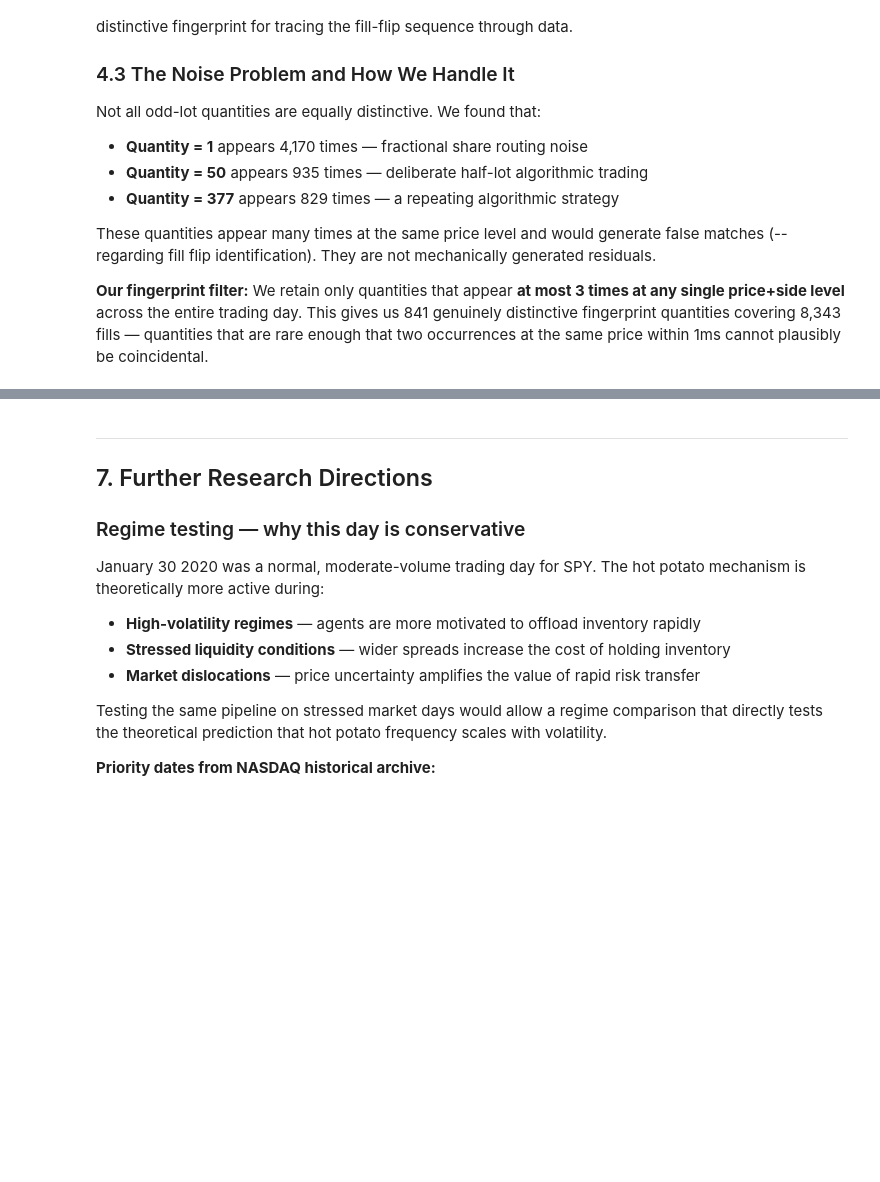
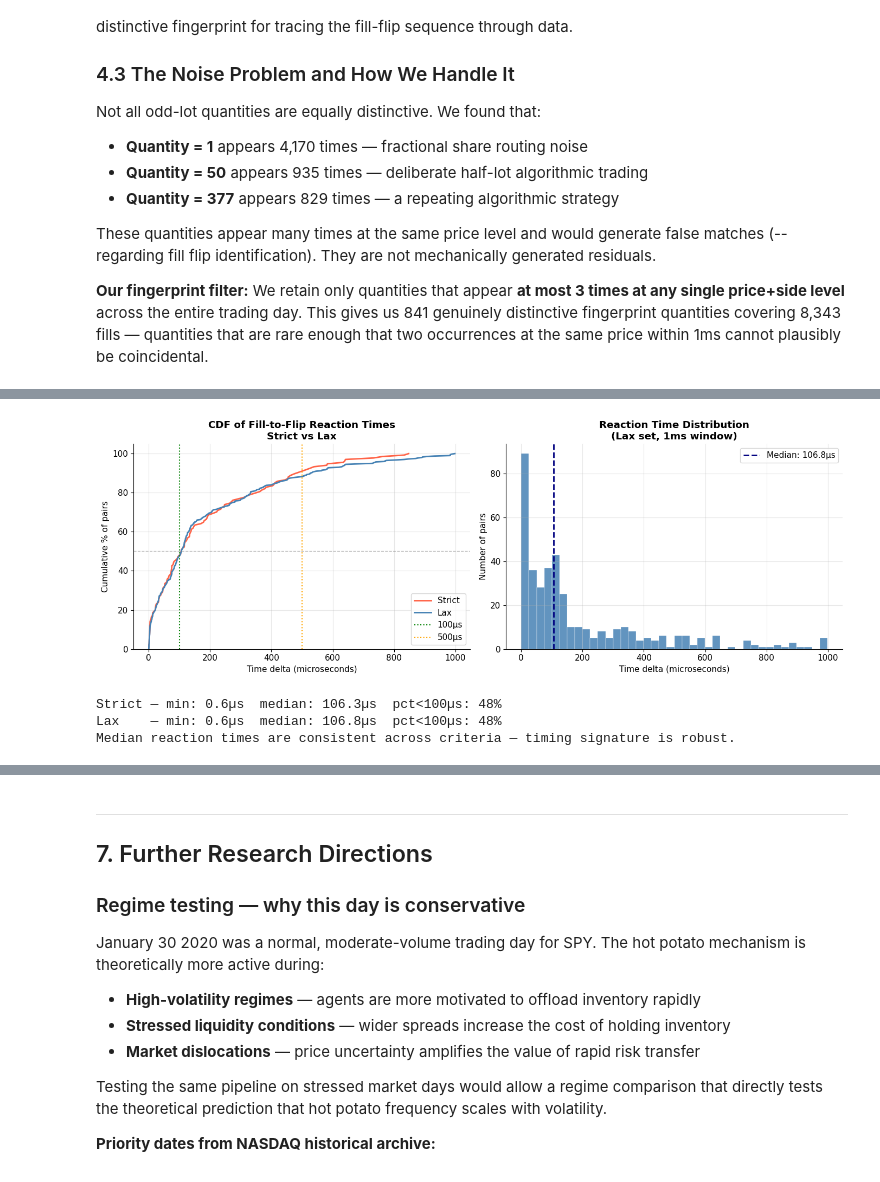
Before and after one commit to XAD-hq/itch-fill-flip, a Jupyter notebook: hot_potato_research.ipynb, the cells around one changed output, grey strips where cells are left out. Cells and saved outputs as stored; diff of their text form; code cells hidden in the pictures; blank space fills up the shorter version.

```diff
--- a/hot_potato_research.ipynb
+++ b/hot_potato_research.ipynb
@@ -408 +433,48 @@ This is sub-microsecond HFT speed.
+# %%
+td_s  = pairs_1ms_strict['time_delta_ns'].to_numpy()
+td_l  = pairs_1ms_lax['time_delta_ns'].to_numpy()
+td_s_us = td_s / 1000
+td_l_us = td_l / 1000
+
+fig, axes = plt.subplots(1, 2, figsize=(14, 5))
+
+# Left: CDF comparison strict vs lax
+for td_us, label, color in [(td_s_us, 'Strict', 'tomato'), (td_l_us, 'Lax', 'steelblue')]:
+    td_sorted = np.sort(td_us)
+    cdf = np.arange(1, len(td_sorted)+1) / len(td_sorted)
+    axes[0].plot(td_sorted, cdf * 100, color=color, lw=2, label=label)
+axes[0].axvline(100, color='green',  linestyle=':', lw=1.5, label='100µs')
+axes[0].axvline(500, color='orange', linestyle=':', lw=1.5, label='500µs')
+axes[0].axhline(50,  color='grey',   linestyle='--', lw=1, alpha=0.5)
+axes[0].set_xlabel('Time delta (microseconds)')
+axes[0].set_ylabel('Cumulative % of pairs')
+axes[0].set_title('CDF of Fill-to-Flip Reaction Times\nStrict vs Lax', fontweight='bold')
+axes[0].legend()
+axes[0].set_ylim(0, 105)
+
+# Right: histogram lax set
+axes[1].hist(td_l_us, bins=40, color='steelblue', edgecolor='white', linewidth=0.3, alpha=0.85)
+axes[1].axvline(np.median(td_l_us), color='navy', linestyle='--', lw=2,
+                label=f'Median: {np.median(td_l_us):.1f}µs')
+axes[1].set_xlabel('Time delta (microseconds)')
+axes[1].set_ylabel('Number of pairs')
+axes[1].set_title('Reaction Time Distribution\n(Lax set, 1ms window)', fontweight='bold')
+axes[1].legend()
+
+plt.tight_layout()
+plt.savefig('images/fig4_time_delta.png', dpi=150, bbox_inches='tight')
+plt.show()
+
+# Dynamic prints
+pct_100_s = (td_s_us < 100).mean() * 100
+pct_100_l = (td_l_us < 100).mean() * 100
+print(f'Strict — min: {td_s_us.min():.1f}µs  median: {np.median(td_s_us):.1f}µs  pct<100µs: {pct_100_s:.0f}%')
+print(f'Lax    — min: {td_l_us.min():.1f}µs  median: {np.median(td_l_us):.1f}µs  pct<100µs: {pct_100_l:.0f}%')
+if abs(np.median(td_s_us) - np.median(td_l_us)) / np.median(td_s_us) < 0.3:
+    print('Median reaction times are consistent across criteria — timing signature is robust.')
+# %% [output]
+[figure, added]
+Strict — min: 0.6µs  median: 106.3µs  pct<100µs: 48%
+Lax    — min: 0.6µs  median: 106.8µs  pct<100µs: 48%
+Median reaction times are consistent across criteria — timing signature is robust.
 # %%
```
Also changed, not shown: parts of 13 cells of this notebook, 8 other files.
